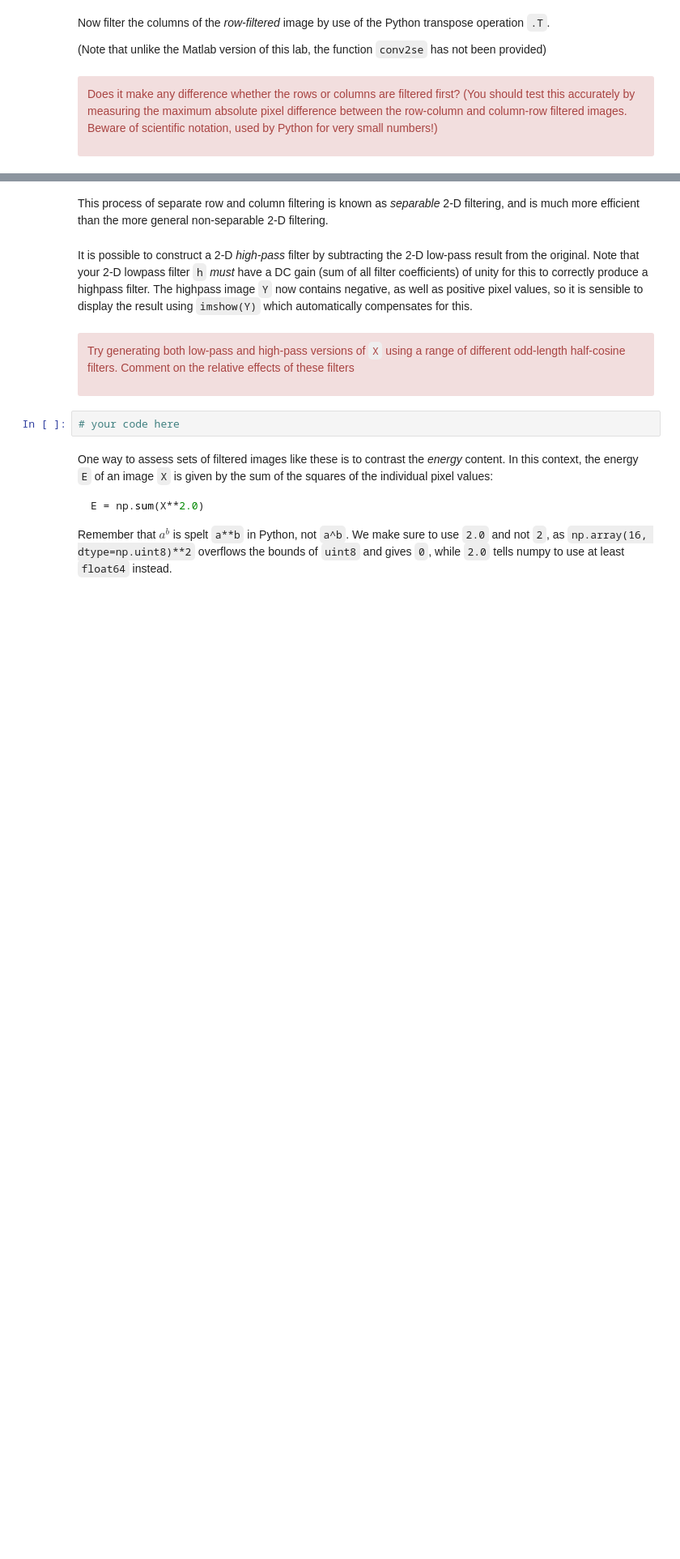
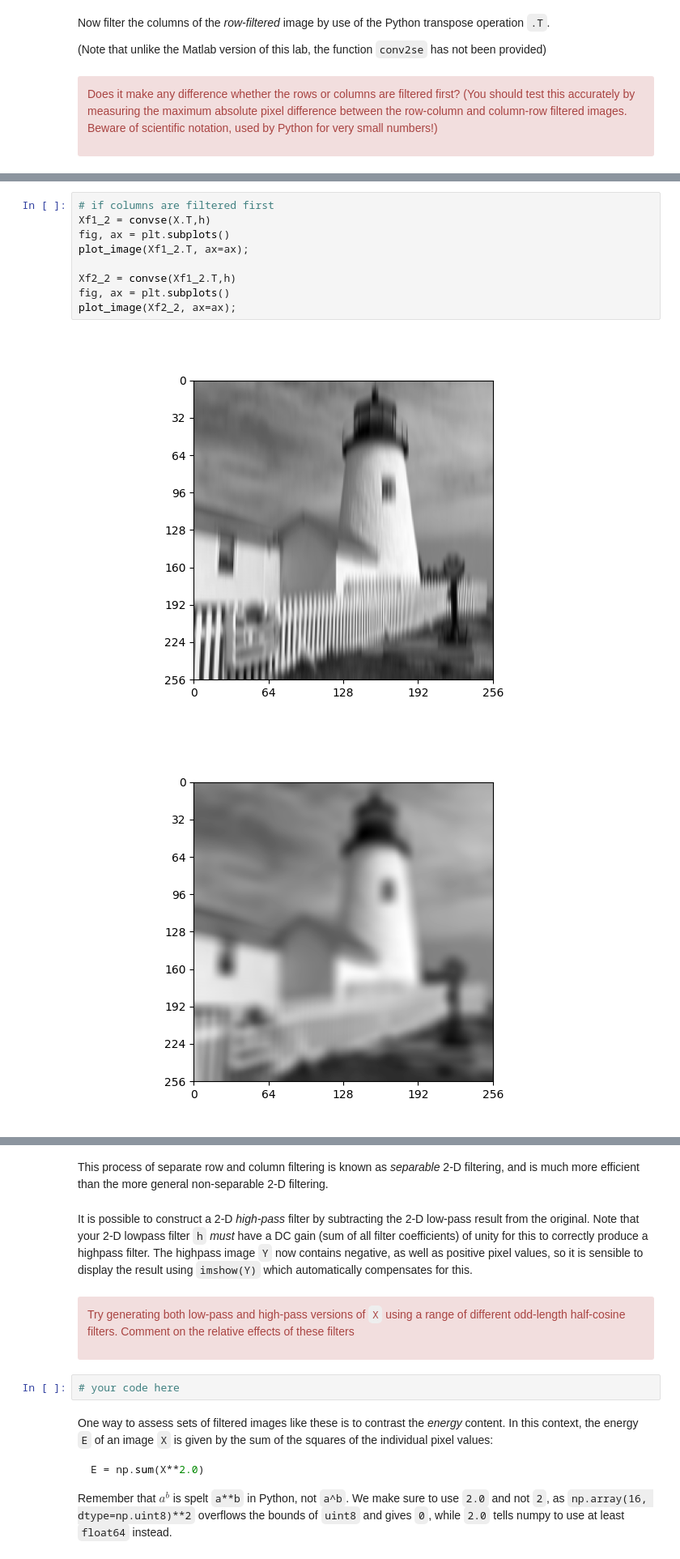
Before and after one commit to sigproc/cued_sf2_lab, a Jupyter notebook: 5-simple-image-filtering.ipynb, the cells around one changed output, grey strips where cells are left out. Shown at 81% size. Drawn from its saved outputs; the diff is of its cells as text; blank space fills up the shorter version.

```diff
--- a/5-simple-image-filtering.ipynb
+++ b/5-simple-image-filtering.ipynb
@@ -162,0 +195,12 @@ Does it make any difference whether the rows or columns are filtered first? (You
+# %%
+# if columns are filtered first
+Xf1_2 = convse(X.T,h)
+fig, ax = plt.subplots()
+plot_image(Xf1_2.T, ax=ax);
+
+Xf2_2 = convse(Xf1_2.T,h)
+fig, ax = plt.subplots()
+plot_image(Xf2_2, ax=ax);
+# %% [output]
+[figure, added]
+[figure, added]
```
Also changed, not shown: parts of 10 cells of this notebook, 1 other file.
